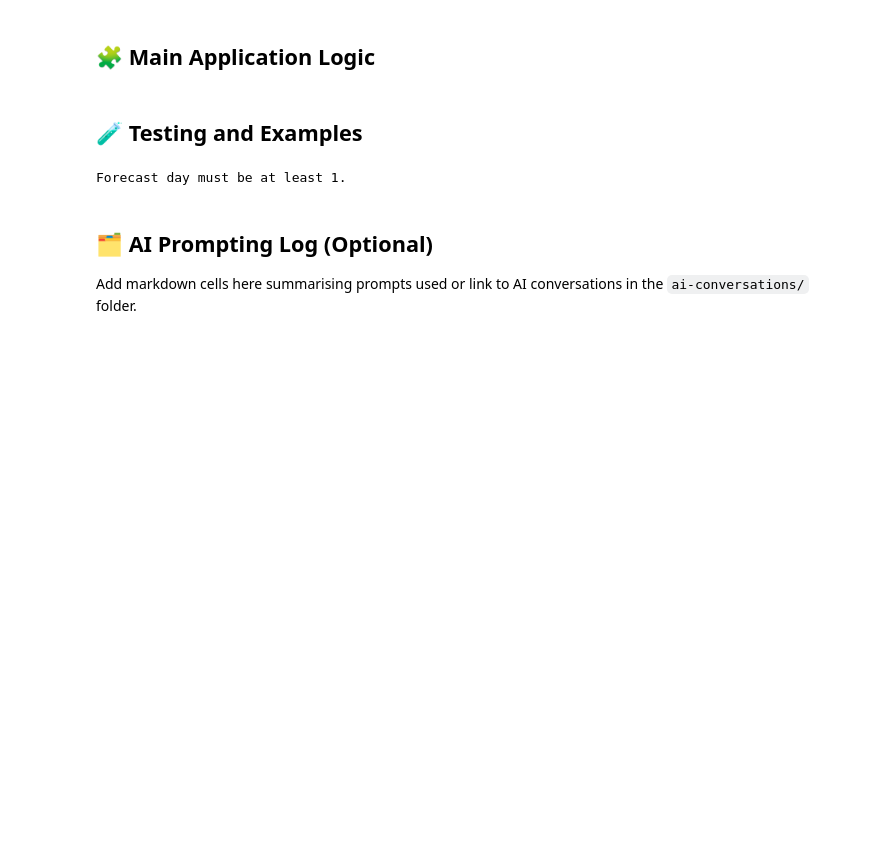
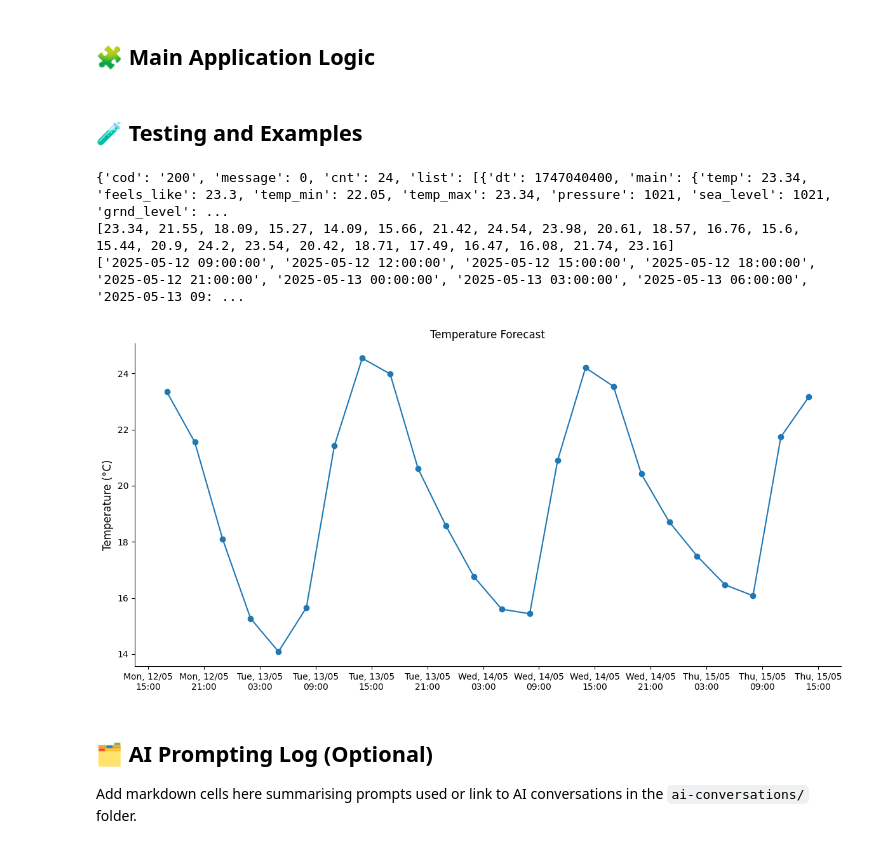
Before and after one commit to impascoe/weatherwise-cli, a Jupyter notebook: starter_notebook.ipynb, the cells around one changed output. Saved outputs shown, nothing was run; the diff lists cells and outputs as text; code cells hidden in the pictures; blank space fills up the shorter version.

Commit message:
Refactor weather data fetching and visualization functions for improved accuracy and error handling

```diff
--- a/starter_notebook.ipynb
+++ b/starter_notebook.ipynb
@@ -106,6 +138,9 @@ def get_weather_data(location, forecast_day=5):
 # %% [markdown]
 ## 📊 Visualisation Functions
 # %%
+from datetime import datetime
+from matplotlib.dates import DateFormatter, AutoDateLocator, HOURLY
+
 def create_temperature_visualisation(weather_data, output_type='display'):
     """
     Create visualisation of temperature data.
@@ -120,21 +155,24 @@ def create_temperature_visualisation(weather_data, output_type='display'):
     """
     # Extract temperature data from the weather data
     try:
-        max_temps = [day['maxtempC'] for day in weather_data['weather']]
-        min_temps = [day['mintempC'] for day in weather_data['weather']]
-        dates = [day['date'] for day in weather_data['weather']]
+        days = [day['main'] for day in weather_data['list']]
+        dates = [datetime.fromtimestamp(day['dt']) for day in weather_data['list']]
+        # hours = [day.strftime('%D:%H:%M:%S') for day in dates]
+        temperature = [day['temp'] for day in days]
 
         # Create a plot
-        plt.figure(figsize=(10, 5))
-        plt.plot(dates, max_temps, label='Max Temperature (°C)', marker='o')
-        plt.plot(dates, min_temps, label='Min Temperature (°C)', marker='o')
-        plt.title('Temperature Forecast')
-        plt.xlabel('Date')
-        plt.ylabel('Temperature (°C)')
-        plt.xticks(rotation=45)
-        plt.legend()
+        fig, ax = plt.subplots(figsize=(12, 6))
+        ax.xaxis.set_major_locator(mdates.HourLocator(interval=6))
+        ax.xaxis.set_major_formatter(mdates.DateFormatter('%a, %d/%m\n%H:%M'))
+        plt.xticks(rotation=0, ha='center', fontsize=10)
+        ax.plot(dates, temperature, marker='o')
+        ax.set_title('Temperature Forecast')
+        ax.set_ylabel('Temperature (°C)', fontsize=12)
+        ax.spines['top'].set_visible(False)
+        ax.spines['right'].set_visible(False)
 
         if output_type == 'display':
+            plt.tight_layout()
             plt.show()
             return None
         else:
@@ -163,10 +201,16 @@ def create_precipitation_visualisation():
 # %%
 # Include sample input/output for each function
 
-_weather_data = get_weather_data("dfghdft", forecast_day=0)
-# create_temperature_visualisation(weather_data, output_type='display')
+_weather_data = get_weather_data("Perth", forecast_day=3)
+if _weather_data:
+    create_temperature_visualisation(_weather_data, output_type='display')
+else:
+    print("Failed to fetch weather data.")
 # %% [output]
-Forecast day must be at least 1.
+{'cod': '200', 'message': 0, 'cnt': 24, 'list': [{'dt': 1747040400, 'main': {'temp': 23.34, 'feels_like': 23.3, 'temp_min': 22.05, 'temp_max': 23.34, 'pressure': 1021, 'sea_level': 1021, 'grnd_level': ...
+[23.34, 21.55, 18.09, 15.27, 14.09, 15.66, 21.42, 24.54, 23.98, 20.61, 18.57, 16.76, 15.6, 15.44, 20.9, 24.2, 23.54, 20.42, 18.71, 17.49, 16.47, 16.08, 21.74, 23.16]
+['2025-05-12 09:00:00', '2025-05-12 12:00:00', '2025-05-12 15:00:00', '2025-05-12 18:00:00', '2025-05-12 21:00:00', '2025-05-13 00:00:00', '2025-05-13 03:00:00', '2025-05-13 06:00:00', '2025-05-13 09: ...
+[figure, added]
 # %% [markdown]
 ## 🗂️ AI Prompting Log (Optional)
 Add markdown cells here summarising prompts used or link to AI conversations in the `ai-conversations/` folder.
```
Also changed, not shown: parts of 8 cells of this notebook, 1 other file.
